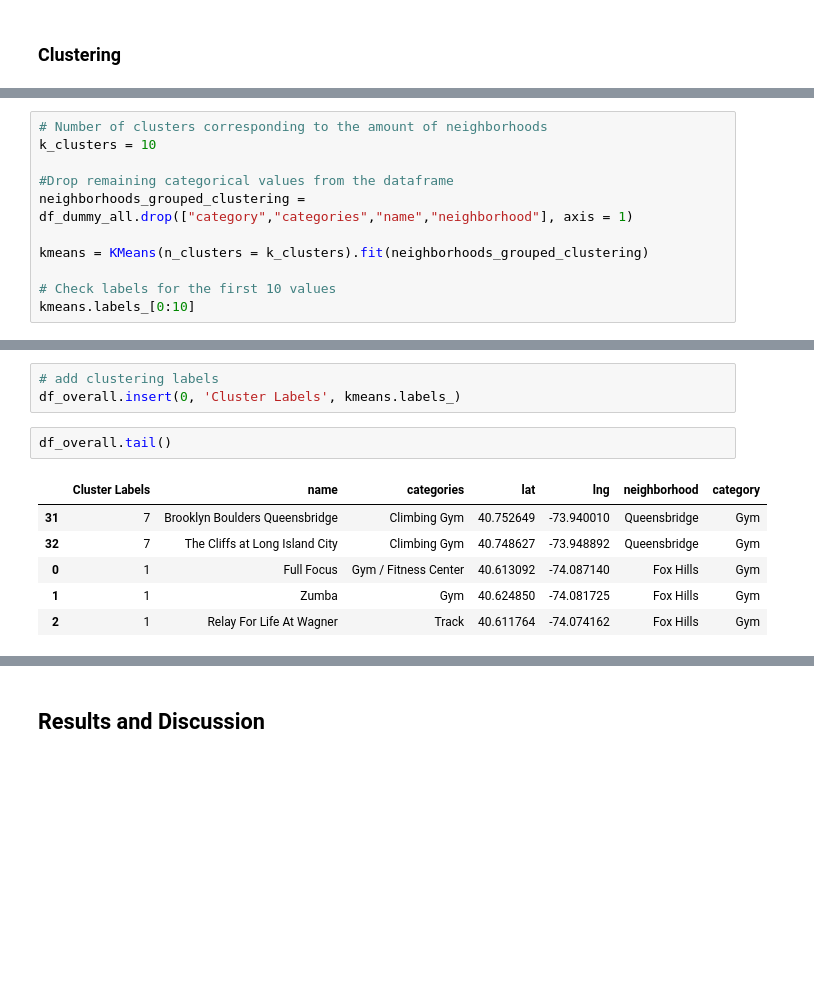
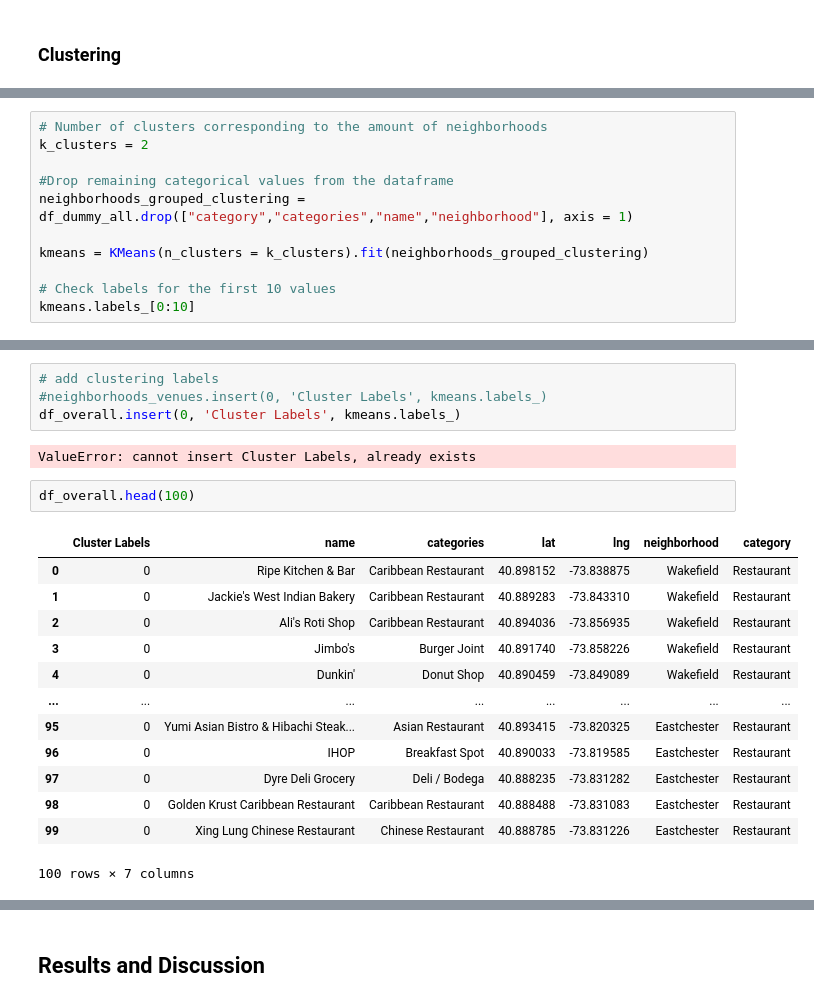
Before and after one commit to WouterDeBot/CapstoneBuildIBM, a Jupyter notebook: notebooks/Fit and Food- Coursera Capstone Project.ipynb, the cells around one changed output, grey strips where cells are left out. Drawn from its saved outputs; the diff is of its cells as text; blank space fills up the shorter version.

```diff
--- a/notebooks/Fit and Food- Coursera Capstone Project.ipynb
+++ b/notebooks/Fit and Food- Coursera Capstone Project.ipynb
@@ -416,6 +418,6 @@ neighborhoods_venues.tail()
 # %%
 # Number of clusters corresponding to the amount of neighborhoods
-k_clusters = 10
+k_clusters = 2
 
 #Drop remaining categorical values from the dataframe
 neighborhoods_grouped_clustering = df_dummy_all.drop(["category","categories","name","neighborhood"], axis = 1)
@@ -429,13 +447,23 @@ array([2, 2, 2, 2, 2, 2, 2, 2, 2, 2])
 # %%
 # add clustering labels
+#neighborhoods_venues.insert(0, 'Cluster Labels', kmeans.labels_)
 df_overall.insert(0, 'Cluster Labels', kmeans.labels_)
+# %% [output]
+ValueError: cannot insert Cluster Labels, already exists
-# %%
-df_overall.tail()
-# %% [output]
-|  | Cluster Labels | name | categories | lat | lng | neighborhood | category |
-| 31 | 7 | Brooklyn Boulders Queensbridge | Climbing Gym | 40.752649 | -73.940010 | Queensbridge | Gym |
-| 32 | 7 | The Cliffs at Long Island City | Climbing Gym | 40.748627 | -73.948892 | Queensbridge | Gym |
-| 0 | 1 | Full Focus | Gym / Fitness Center | 40.613092 | -74.087140 | Fox Hills | Gym |
-| 1 | 1 | Zumba | Gym | 40.624850 | -74.081725 | Fox Hills | Gym |
-| 2 | 1 | Relay For Life At Wagner | Track | 40.611764 | -74.074162 | Fox Hills | Gym |
+# %%
+df_overall.head(100)
+# %% [output]
+|  | Cluster Labels | name | categories | lat | lng | neighborhood | category |
+| 0 | 0 | Ripe Kitchen & Bar | Caribbean Restaurant | 40.898152 | -73.838875 | Wakefield | Restaurant |
+| 1 | 0 | Jackie's West Indian Bakery | Caribbean Restaurant | 40.889283 | -73.843310 | Wakefield | Restaurant |
+| 2 | 0 | Ali's Roti Shop | Caribbean Restaurant | 40.894036 | -73.856935 | Wakefield | Restaurant |
+| 3 | 0 | Jimbo's | Burger Joint | 40.891740 | -73.858226 | Wakefield | Restaurant |
+| 4 | 0 | Dunkin' | Donut Shop | 40.890459 | -73.849089 | Wakefield | Restaurant |
+| ... | ... | ... | ... | ... | ... | ... | ... |
+| 95 | 0 | Yumi Asian Bistro & Hibachi Steak... | Asian Restaurant | 40.893415 | -73.820325 | Eastchester | Restaurant |
+| 96 | 0 | IHOP | Breakfast Spot | 40.890033 | -73.819585 | Eastchester | Restaurant |
+| 97 | 0 | Dyre Deli Grocery | Deli / Bodega | 40.888235 | -73.831282 | Eastchester | Restaurant |
+| 98 | 0 | Golden Krust Caribbean Restaurant | Caribbean Restaurant | 40.888488 | -73.831083 | Eastchester | Restaurant |
+| 99 | 0 | Xing Lung Chinese Restaurant | Chinese Restaurant | 40.888785 | -73.831226 | Eastchester | Restaurant |
+100 rows × 7 columns
 # %%
```
Also changed, not shown: parts of 5 cells of this notebook.
